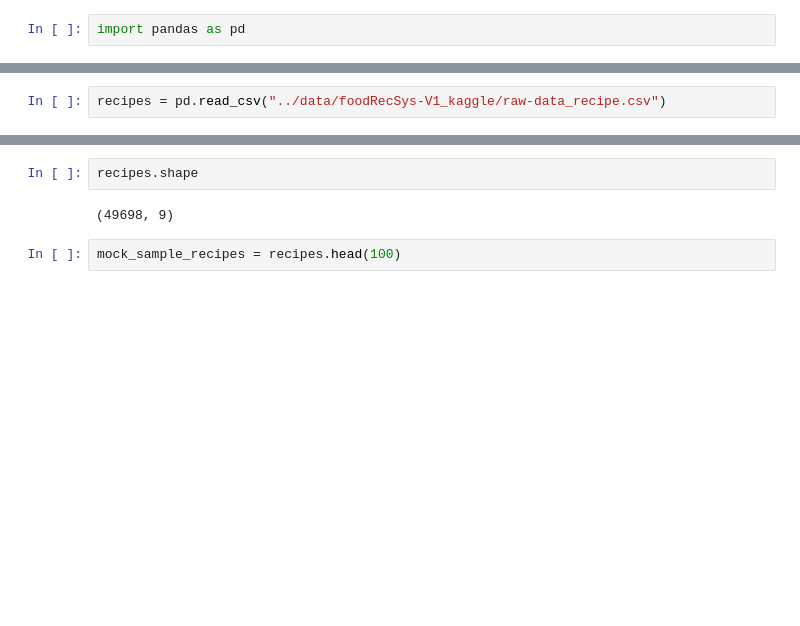
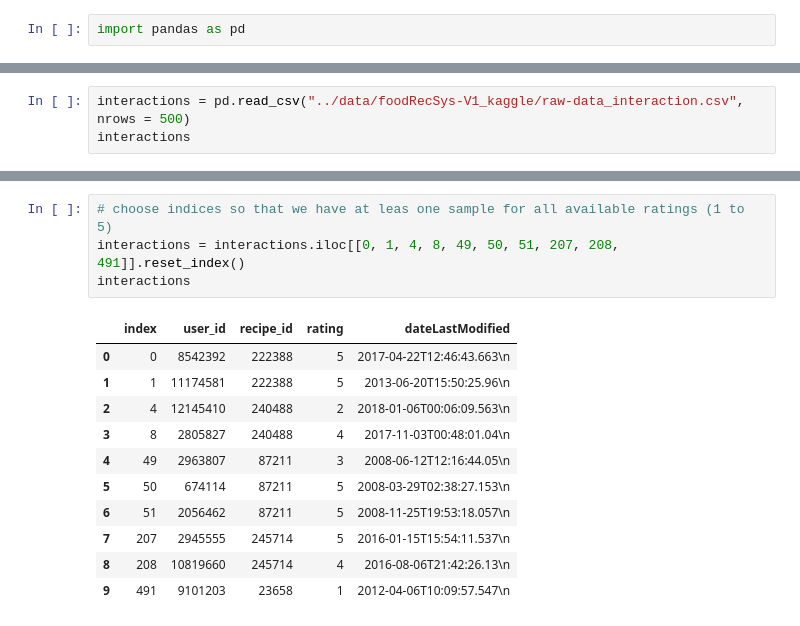
Before and after one commit to dtuleva/Recipe_Recommendation_System, a Jupyter notebook: helpers/sample_dataset_slice.ipynb, the cells around one changed output, grey strips where cells are left out. Drawn from its saved outputs; the diff is of its cells as text; blank space fills up the shorter version.

Commit message:
update mock dataset

```diff
--- a/helpers/sample_dataset_slice.ipynb
+++ b/helpers/sample_dataset_slice.ipynb
@@ -6,2 +7,3 @@ import pandas as pd
 # %%
-recipes = pd.read_csv("../data/foodRecSys-V1_kaggle/raw-data_recipe.csv")
+interactions = pd.read_csv("../data/foodRecSys-V1_kaggle/raw-data_interaction.csv", nrows = 500)
+interactions
@@ -8,6 +24,16 @@ recipes = pd.read_csv("../data/foodRecSys-V1_kaggle/raw-data_recipe.csv")
-# %%
-recipes.shape
-# %% [output]
-(49698, 9)
-# %%
-mock_sample_recipes = recipes.head(100)
+# %%
+# choose indices so that we have at leas one sample for all available ratings (1 to 5)
+interactions = interactions.iloc[[0, 1, 4, 8, 49, 50, 51, 207, 208, 491]].reset_index()
+interactions
+# %% [output]
+|  | index | user_id | recipe_id | rating | dateLastModified |
+| 0 | 0 | 8542392 | 222388 | 5 | 2017-04-22T12:46:43.663\n |
+| 1 | 1 | 11174581 | 222388 | 5 | 2013-06-20T15:50:25.96\n |
+| 2 | 4 | 12145410 | 240488 | 2 | 2018-01-06T00:06:09.563\n |
+| 3 | 8 | 2805827 | 240488 | 4 | 2017-11-03T00:48:01.04\n |
+| 4 | 49 | 2963807 | 87211 | 3 | 2008-06-12T12:16:44.05\n |
+| 5 | 50 | 674114 | 87211 | 5 | 2008-03-29T02:38:27.153\n |
+| 6 | 51 | 2056462 | 87211 | 5 | 2008-11-25T19:53:18.057\n |
+| 7 | 207 | 2945555 | 245714 | 5 | 2016-01-15T15:54:11.537\n |
+| 8 | 208 | 10819660 | 245714 | 4 | 2016-08-06T21:42:26.13\n |
+| 9 | 491 | 9101203 | 23658 | 1 | 2012-04-06T10:09:57.547\n |
```
Also changed, not shown: parts of 12 cells of this notebook, 15 other files.
